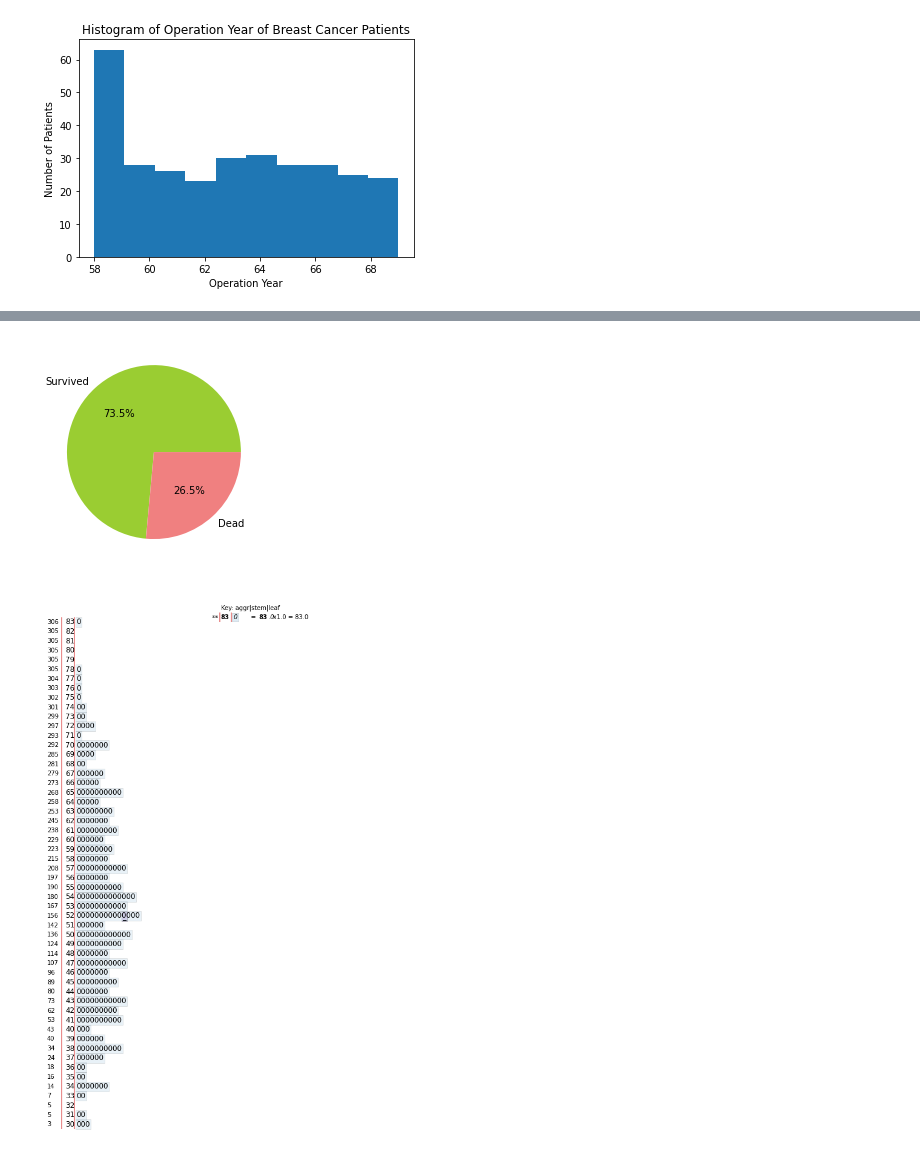
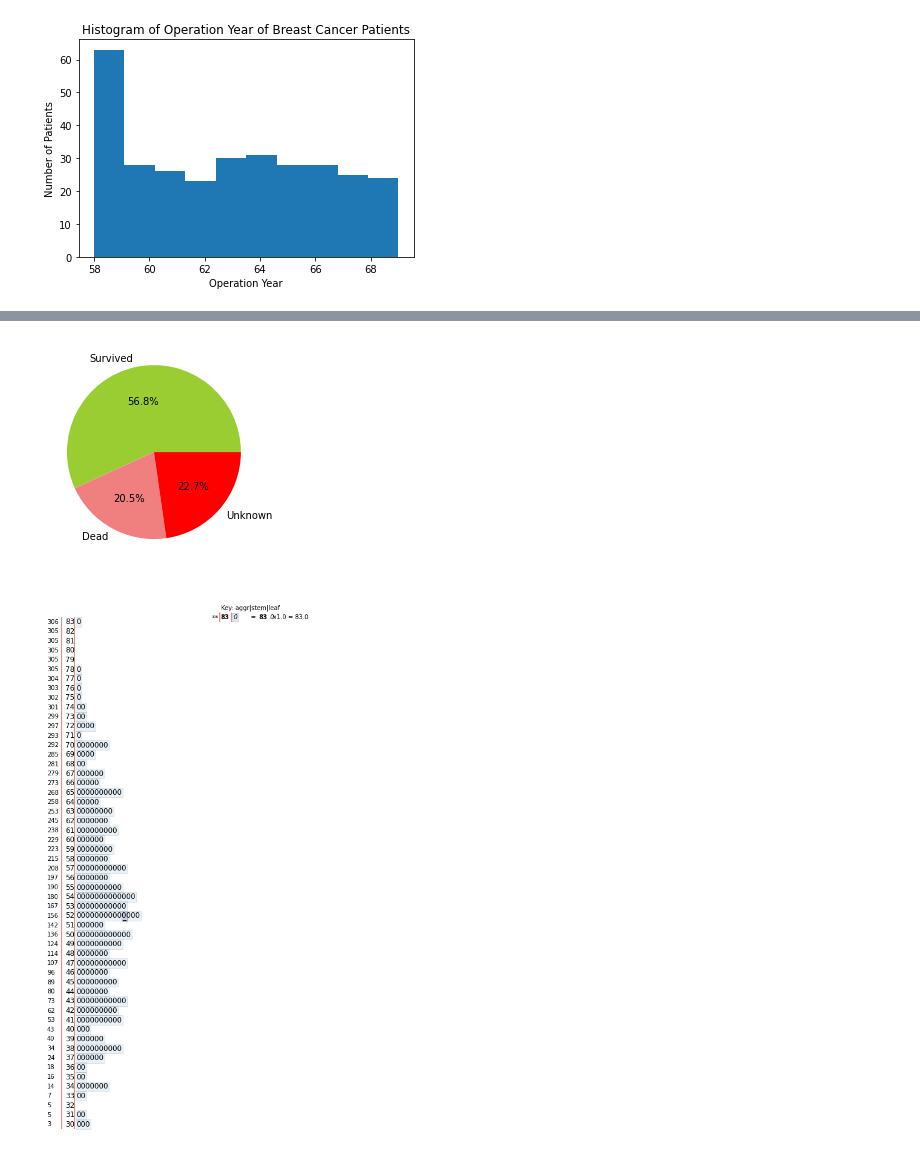
Before and after one commit to mmisobuj/Data-Science-with-Python, a Jupyter notebook: 02.Descriptive-Statistics-with-Python/Python-Descriptive-Statistics-1.ipynb, the cells around one changed output, grey strips where cells are left out. Cells and saved outputs as stored; diff of their text form; code cells hidden in the pictures.

```diff
--- a/02.Descriptive-Statistics-with-Python/Python-Descriptive-Statistics-1.ipynb
+++ b/02.Descriptive-Statistics-with-Python/Python-Descriptive-Statistics-1.ipynb
@@ -91,9 +93,9 @@ plt.show()
 # %%
 ####Figure 9 ## Pie Chart
-status_fre=[225, 81]
-plt.pie(status_fre, labels=['Survived', 'Dead'], colors=['yellowgreen', 'lightcoral'],  autopct='%.1f%%')
+status_fre=[225, 81,90]
+plt.pie(status_fre, labels=['Survived', 'Dead',"Unknown"], colors=['yellowgreen', 'lightcoral','red'],  autopct='%.1f%%')
 plt.show()
 # %% [output]
-[figure, old version]
+[figure, new version]
 # %%
 ############### Stem-and-leaf Plot
```
Also changed, not shown: parts of 2 cells of this notebook.
